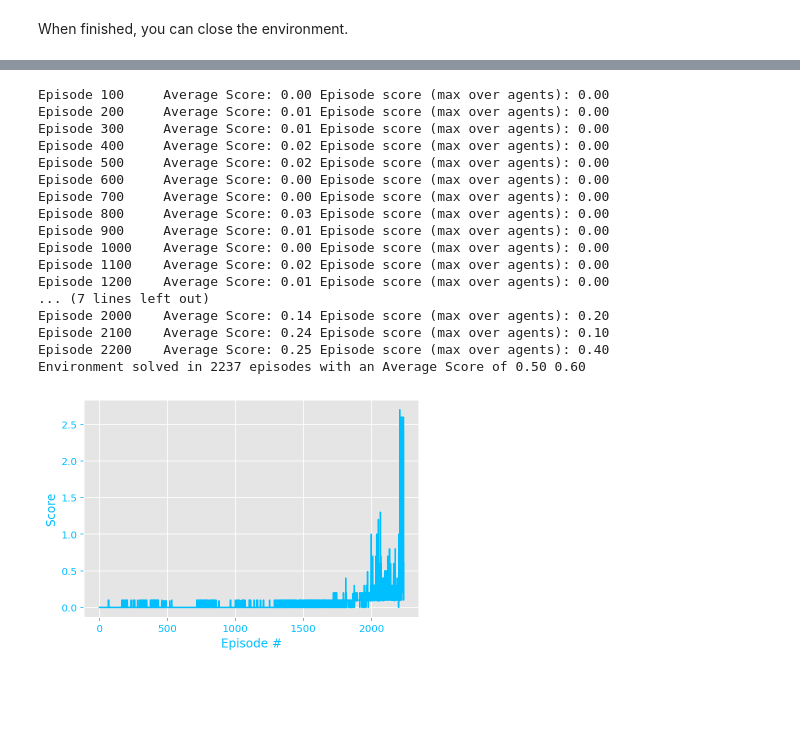
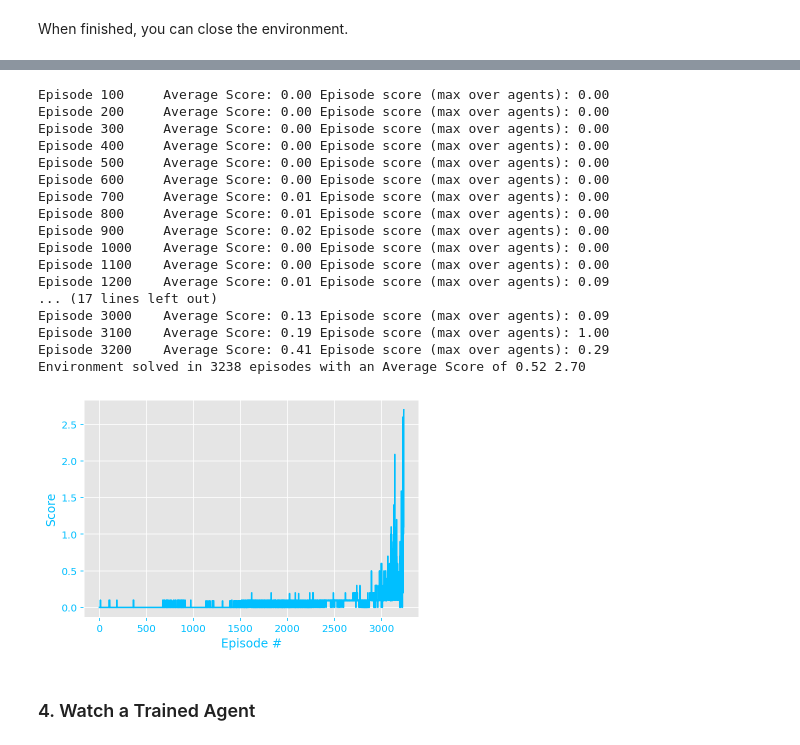
Before and after one commit to JKWalleiee/Udacity-DRL-collab-compet, a Jupyter notebook: Tennis.ipynb, the cells around one changed output, grey strips where cells are left out. Saved outputs shown, nothing was run; the diff lists cells and outputs as text; code cells hidden in the pictures; blank space fills up the shorter version.

```diff
--- a/Tennis.ipynb
+++ b/Tennis.ipynb
@@ -878,54 +208,28 @@ Episode 2883    Average Score: 0.08     Episode score (max over agents): 0.09
-# %%
-import torch.nn.functional as F
-
-# Default hyperparameters
-
-UPDATE_EVERY_NB_EPISODE = 4        # Nb of episodes between learning process
-MULTIPLE_LEARN_PER_UPDATE = 3      # Nb of multiple learning process performed in a row
-
-BUFFER_SIZE = int(1e5)             # replay buffer size
-BATCH_SIZE = 256                   # minibatch size
-
-FA1_UNITS = 128  #256        # Number of units for the layer 1 in the actor model
-FA2_UNITS = 128  #128        # Number of units for the layer 2 in the actor model
-FC1_UNITS = 128  #256      # Number of units for the layer 1 in the critic model
-FC2_UNITS = 128  #128       # Number of units for the layer 2 in the critic model
-LR_ACTOR = 2e-4    #1e-4           # learning rate of the actor
-LR_CRITIC = 2e-4   #2e-3           # learning rate of the critic
-WEIGHT_DECAY = 0   #0.0001         # L2 weight decay
-
-GAMMA = 0.99 #0.995                # Discount factor
-TAU = 1e-3                         # For soft update of target parameters
-CLIP_CRITIC_GRADIENT = False       # Clip gradient during Critic optimization
-
-MU = 0.                            # Ornstein-Uhlenbeck noise parameter
-THETA = 0.15                       # Ornstein-Uhlenbeck noise parameter
-SIGMA = 0.1                        # Ornstein-Uhlenbeck noise parameter
-NOISE = 1.0                        # Initial Noise Amplitude
-NOISE_REDUCTION = 1.0 # 0.995      # Noise amplitude decay ratio
-
-
-scores = maddpg_train(n_episodes=3500, max_t=1000, print_every=100, random_seed=10, nameModel = "v3")
-plot_training(scores)
-# %% [output]
-Episode 100     Average Score: 0.00 Episode score (max over agents): 0.00
-Episode 200     Average Score: 0.01 Episode score (max over agents): 0.00
-Episode 300     Average Score: 0.01 Episode score (max over agents): 0.00
-Episode 400     Average Score: 0.02 Episode score (max over agents): 0.00
-Episode 500     Average Score: 0.02 Episode score (max over agents): 0.00
-Episode 600     Average Score: 0.00 Episode score (max over agents): 0.00
-Episode 700     Average Score: 0.00 Episode score (max over agents): 0.00
-Episode 800     Average Score: 0.03 Episode score (max over agents): 0.00
-Episode 900     Average Score: 0.01 Episode score (max over agents): 0.00
-Episode 1000    Average Score: 0.00 Episode score (max over agents): 0.00
-Episode 1100    Average Score: 0.02 Episode score (max over agents): 0.00
-Episode 1200    Average Score: 0.01 Episode score (max over agents): 0.00
-... (7 lines left out)
-Episode 2000    Average Score: 0.14 Episode score (max over agents): 0.20
-Episode 2100    Average Score: 0.24 Episode score (max over agents): 0.10
-Episode 2200    Average Score: 0.25 Episode score (max over agents): 0.40
-Environment solved in 2237 episodes with an Average Score of 0.50 0.60
-[figure, removed]
+# %%
+scores = maddpg_train(n_episodes=3500, max_t=1000, print_every=100, random_seed=10,
+                      nameModel = "v5")
+plot_training(scores)
+# %% [output]
+Episode 100     Average Score: 0.00 Episode score (max over agents): 0.00
+Episode 200     Average Score: 0.00 Episode score (max over agents): 0.00
+Episode 300     Average Score: 0.00 Episode score (max over agents): 0.00
+Episode 400     Average Score: 0.00 Episode score (max over agents): 0.00
+Episode 500     Average Score: 0.00 Episode score (max over agents): 0.00
+Episode 600     Average Score: 0.00 Episode score (max over agents): 0.00
+Episode 700     Average Score: 0.01 Episode score (max over agents): 0.00
+Episode 800     Average Score: 0.01 Episode score (max over agents): 0.00
+Episode 900     Average Score: 0.02 Episode score (max over agents): 0.00
+Episode 1000    Average Score: 0.00 Episode score (max over agents): 0.00
+Episode 1100    Average Score: 0.00 Episode score (max over agents): 0.00
+Episode 1200    Average Score: 0.01 Episode score (max over agents): 0.09
+... (17 lines left out)
+Episode 3000    Average Score: 0.13 Episode score (max over agents): 0.09
+Episode 3100    Average Score: 0.19 Episode score (max over agents): 1.00
+Episode 3200    Average Score: 0.41 Episode score (max over agents): 0.29
+Environment solved in 3238 episodes with an Average Score of 0.52 2.70
+[figure, added]
+# %% [markdown]
+### 4. Watch a Trained Agent
 # %%
 
 maddpg = Maddpg(env_state_size, env_action_size, 2, 10)
```
Also changed, not shown: parts of 13 cells of this notebook, 8 other files.
